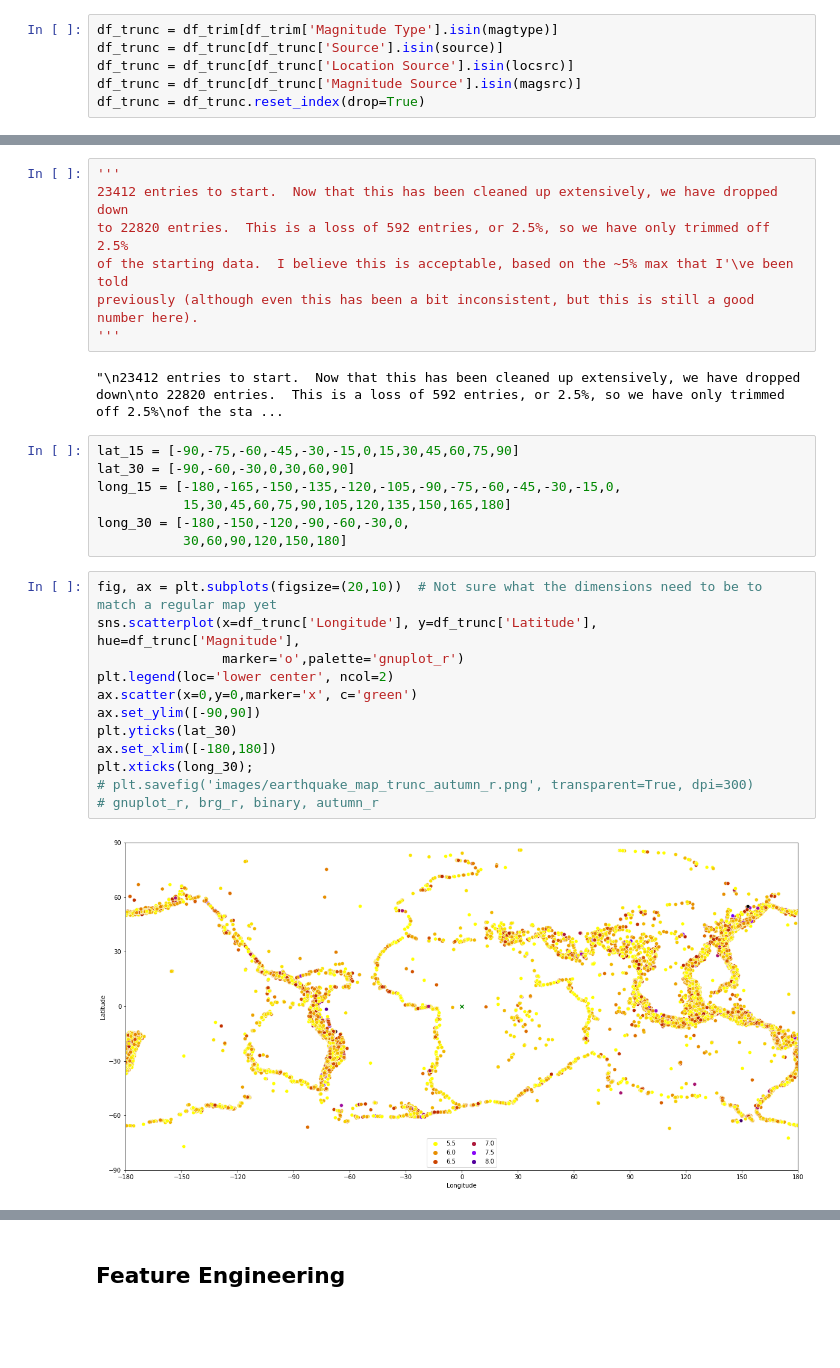
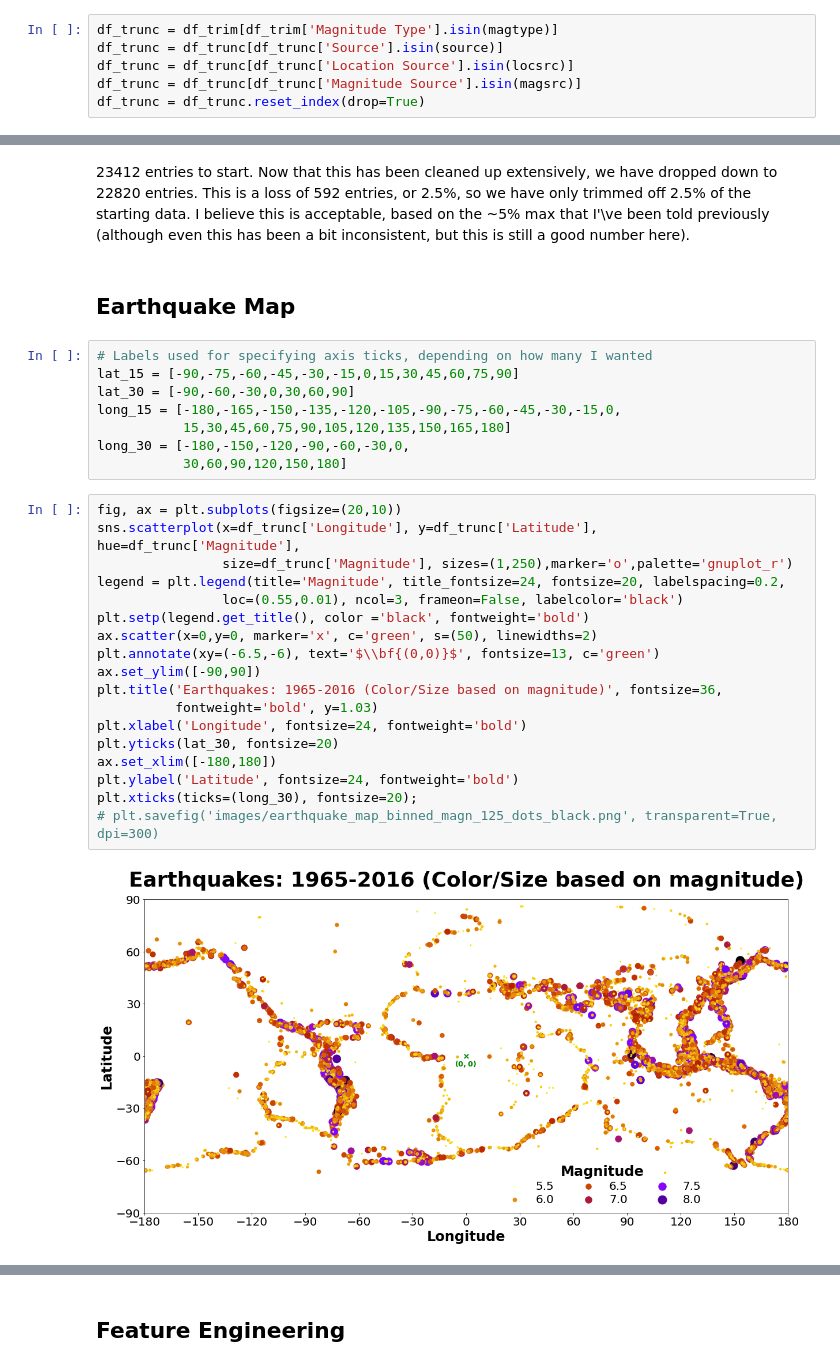
Before and after one commit to theobigdog/On-Shaky-Ground---Earthquakes-in-Asia, a Jupyter notebook: Flatiron Capstone - Earthquake Prediction.ipynb, the cells around one changed output, grey strips where cells are left out. Saved outputs shown, nothing was run; the diff lists cells and outputs as text; blank space fills up the shorter version.

```diff
--- a/Flatiron Capstone - Earthquake Prediction.ipynb
+++ b/Flatiron Capstone - Earthquake Prediction.ipynb
@@ -344,13 +94,12 @@ memory usage: 1.9+ MB
-# %%
-'''
-23412 entries to start.  Now that this has been cleaned up extensively, we have dropped down
-to 22820 entries.  This is a loss of 592 entries, or 2.5%, so we have only trimmed off 2.5%
-of the starting data.  I believe this is acceptable, based on the ~5% max that I'\ve been told
-previously (although even this has been a bit inconsistent, but this is still a good number here).
-'''
-# %% [output]
-"\n23412 entries to start.  Now that this has been cleaned up extensively, we have dropped down\nto 22820 entries.  This is a loss of 592 entries, or 2.5%, so we have only trimmed off 2.5%\nof the sta ...
+# %% [markdown]
+23412 entries to start.  Now that this has been cleaned up extensively, we have dropped down
+to 22820 entries.  This is a loss of 592 entries, or 2.5%, so we have only trimmed off 2.5%
+of the starting data.  I believe this is acceptable, based on the ~5% max that I'\ve been told
+previously (although even this has been a bit inconsistent, but this is still a good number here).
+# %% [markdown]
+## Earthquake Map
 # %%
+# Labels used for specifying axis ticks, depending on how many I wanted
 lat_15 = [-90,-75,-60,-45,-30,-15,0,15,30,45,60,75,90]
 lat_30 = [-90,-60,-30,0,30,60,90]
 long_15 = [-180,-165,-150,-135,-120,-105,-90,-75,-60,-45,-30,-15,0,
@@ -358,16 +107,22 @@ long_15 = [-180,-165,-150,-135,-120,-105,-90,-75,-60,-45,-30,-15,0,
 long_30 = [-180,-150,-120,-90,-60,-30,0,
            30,60,90,120,150,180]
 # %%
-fig, ax = plt.subplots(figsize=(20,10))  # Not sure what the dimensions need to be to match a regular map yet
+fig, ax = plt.subplots(figsize=(20,10))
 sns.scatterplot(x=df_trunc['Longitude'], y=df_trunc['Latitude'], hue=df_trunc['Magnitude'],
-                marker='o',palette='gnuplot_r')
-plt.legend(loc='lower center', ncol=2)
-ax.scatter(x=0,y=0,marker='x', c='green')
+                size=df_trunc['Magnitude'], sizes=(1,250),marker='o',palette='gnuplot_r')
+legend = plt.legend(title='Magnitude', title_fontsize=24, fontsize=20, labelspacing=0.2,
+                loc=(0.55,0.01), ncol=3, frameon=False, labelcolor='black')
+plt.setp(legend.get_title(), color ='black', fontweight='bold')
+ax.scatter(x=0,y=0, marker='x', c='green', s=(50), linewidths=2)
+plt.annotate(xy=(-6.5,-6), text='$\\bf{(0,0)}$', fontsize=13, c='green')
 ax.set_ylim([-90,90])
-plt.yticks(lat_30)
+plt.title('Earthquakes: 1965-2016 (Color/Size based on magnitude)', fontsize=36,
+          fontweight='bold', y=1.03)
+plt.xlabel('Longitude', fontsize=24, fontweight='bold')
+plt.yticks(lat_30, fontsize=20)
 ax.set_xlim([-180,180])
-plt.xticks(long_30);
-# plt.savefig('images/earthquake_map_trunc_autumn_r.png', transparent=True, dpi=300)
-# gnuplot_r, brg_r, binary, autumn_r
+plt.ylabel('Latitude', fontsize=24, fontweight='bold')
+plt.xticks(ticks=(long_30), fontsize=20);
+# plt.savefig('images/earthquake_map_binned_magn_125_dots_black.png', transparent=True, dpi=300)
 # %% [output]
-[figure, old version]
+[figure, new version]
```
Also changed, not shown: parts of 93 cells of this notebook.
